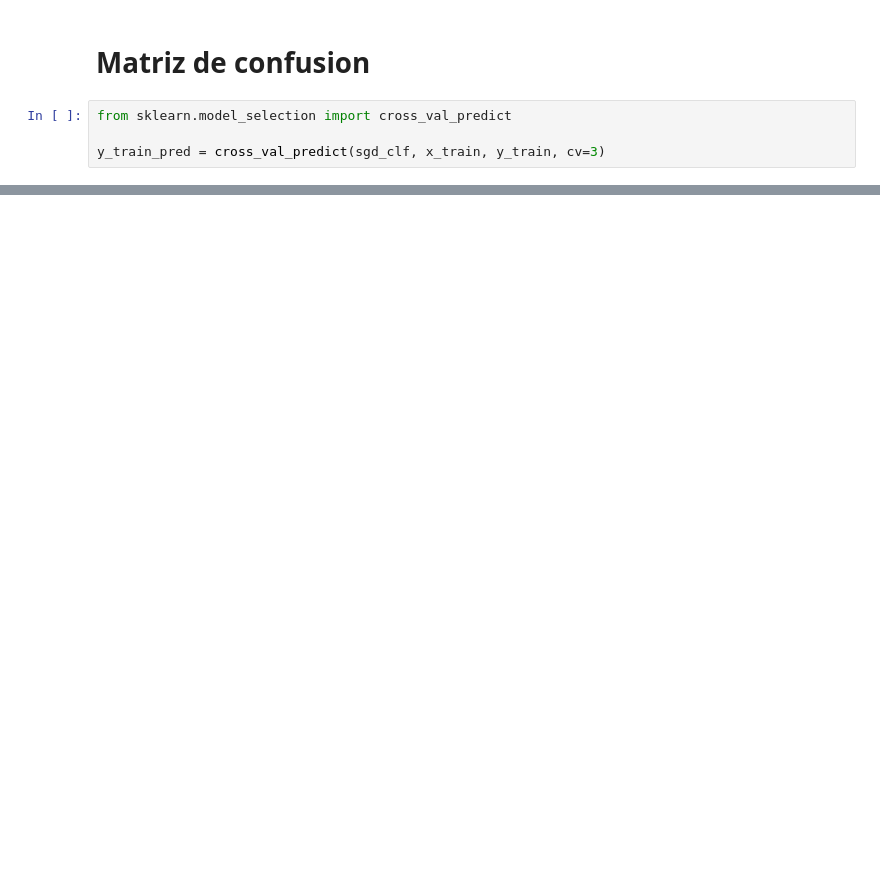
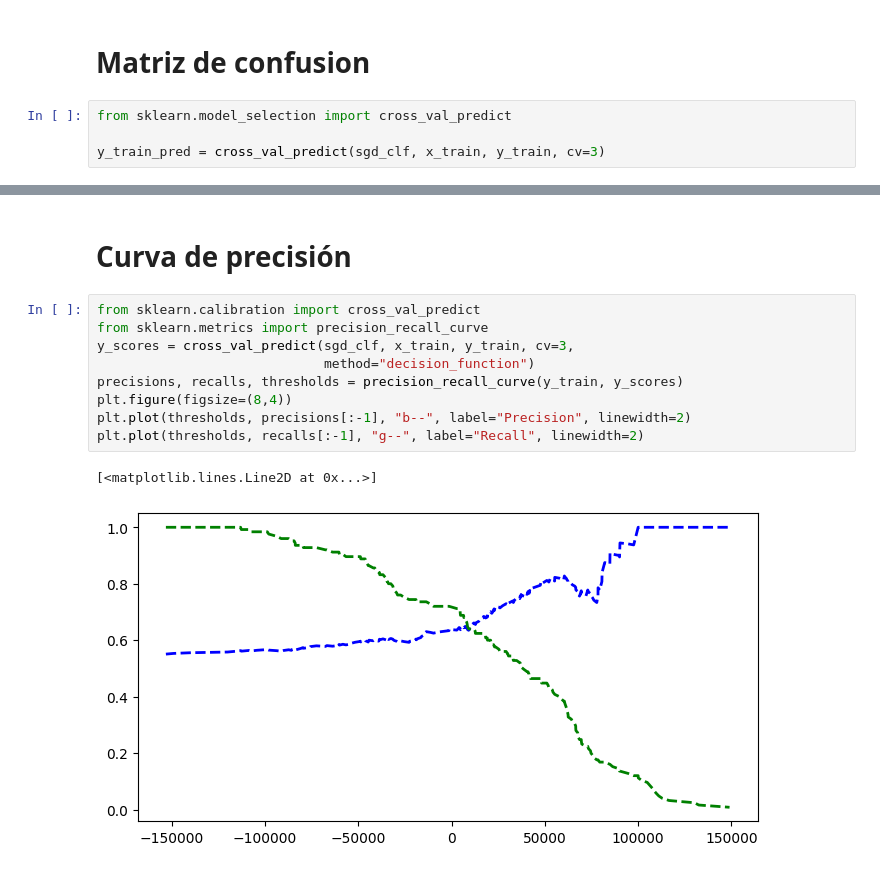
Before and after one commit to daferre01/BIGDATA-IA, a Jupyter notebook: IA/MachineLearning/REGRESION/heartattack/heart.ipynb, the cells around one changed output, grey strips where cells are left out. Saved outputs shown, nothing was run; the diff lists cells and outputs as text; blank space fills up the shorter version.

```diff
--- a/IA/MachineLearning/REGRESION/heartattack/heart.ipynb
+++ b/IA/MachineLearning/REGRESION/heartattack/heart.ipynb
@@ -513,0 +512,14 @@ print(roc_auc_score(y_train, y_scores_forest))
+# %% [markdown]
+# Curva de precisión
+# %%
+from sklearn.calibration import cross_val_predict
+from sklearn.metrics import precision_recall_curve
+y_scores = cross_val_predict(sgd_clf, x_train, y_train, cv=3,
+                             method="decision_function")
+precisions, recalls, thresholds = precision_recall_curve(y_train, y_scores)
+plt.figure(figsize=(8,4))
+plt.plot(thresholds, precisions[:-1], "b--", label="Precision", linewidth=2)
+plt.plot(thresholds, recalls[:-1], "g--", label="Recall", linewidth=2)
+# %% [output]
+[<matplotlib.lines.Line2D at 0x...>]
+[figure, added]
```
Also changed, not shown: parts of 15 cells of this notebook.
